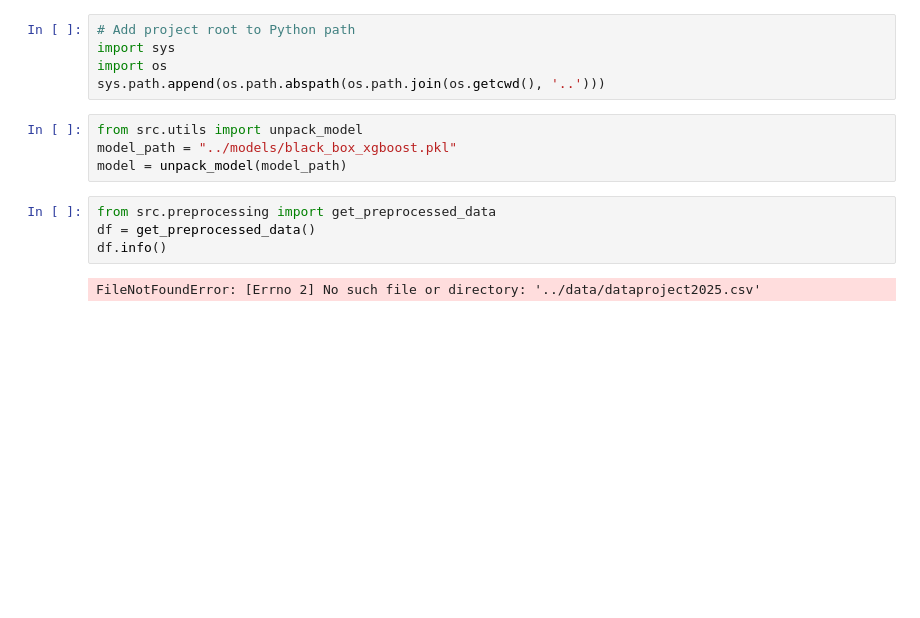
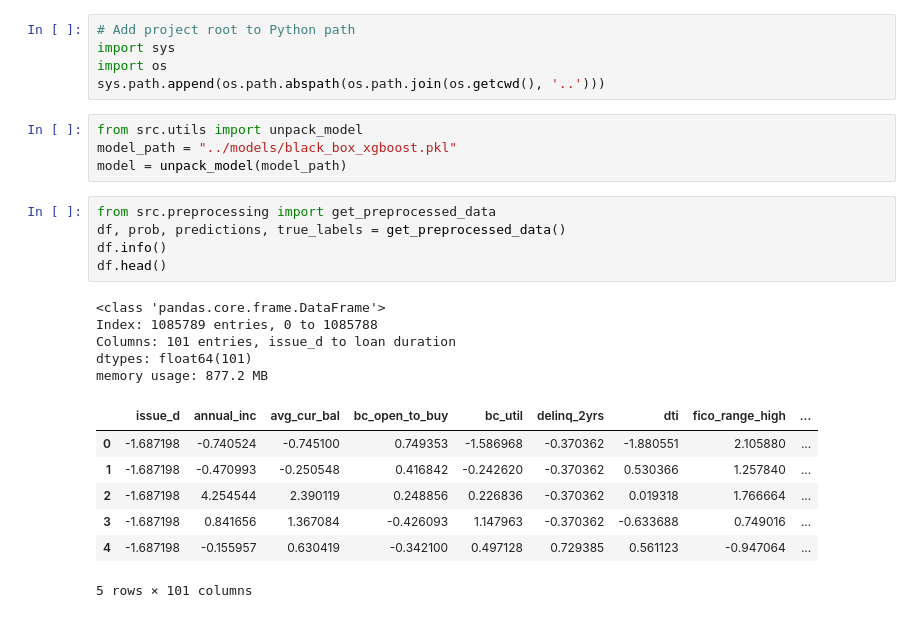
Before and after one commit to auggy-ntn/Interpretability-Stability-and-Fairness-project, a Jupyter notebook: notebooks/step5.ipynb, the cells around one changed output. Saved outputs shown, nothing was run; the diff lists cells and outputs as text; blank space fills up the shorter version.

```diff
--- a/notebooks/step5.ipynb
+++ b/notebooks/step5.ipynb
@@ -11,8 +11,20 @@ model_path = "../models/black_box_xgboost.pkl"
 model = unpack_model(model_path)
 # %%
 from src.preprocessing import get_preprocessed_data
-df = get_preprocessed_data()
+df, prob, predictions, true_labels = get_preprocessed_data()
 df.info()
+df.head()
 # %% [output]
-FileNotFoundError: [Errno 2] No such file or directory: '../data/dataproject2025.csv'
+<class 'pandas.core.frame.DataFrame'>
+Index: 1085789 entries, 0 to 1085788
+Columns: 101 entries, issue_d to loan duration
+dtypes: float64(101)
+memory usage: 877.2 MB
+|  | issue_d | annual_inc | avg_cur_bal | bc_open_to_buy | bc_util | delinq_2yrs | dti | fico_range_high | ... |
+| 0 | -1.687198 | -0.740524 | -0.745100 | 0.749353 | -1.586968 | -0.370362 | -1.880551 | 2.105880 | ... |
+| 1 | -1.687198 | -0.470993 | -0.250548 | 0.416842 | -0.242620 | -0.370362 | 0.530366 | 1.257840 | ... |
+| 2 | -1.687198 | 4.254544 | 2.390119 | 0.248856 | 0.226836 | -0.370362 | 0.019318 | 1.766664 | ... |
+| 3 | -1.687198 | 0.841656 | 1.367084 | -0.426093 | 1.147963 | -0.370362 | -0.633688 | 0.749016 | ... |
+| 4 | -1.687198 | -0.155957 | 0.630419 | -0.342100 | 0.497128 | 0.729385 | 0.561123 | -0.947064 | ... |
+5 rows × 101 columns
 # %%
```
Also changed, not shown: parts of 4 cells of this notebook.
